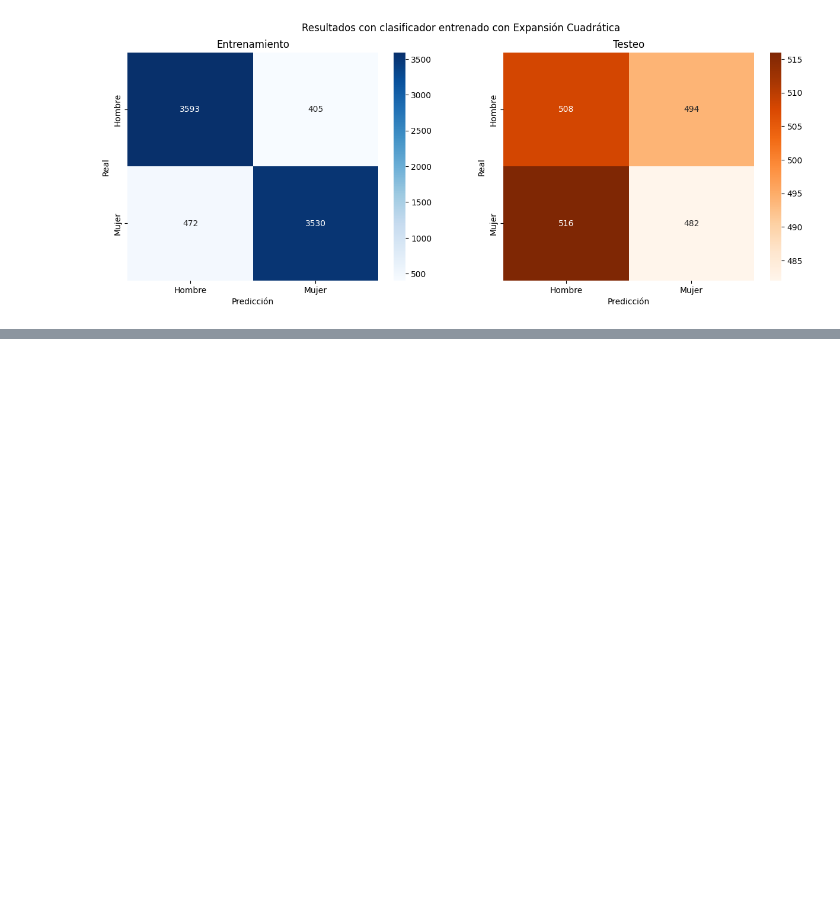
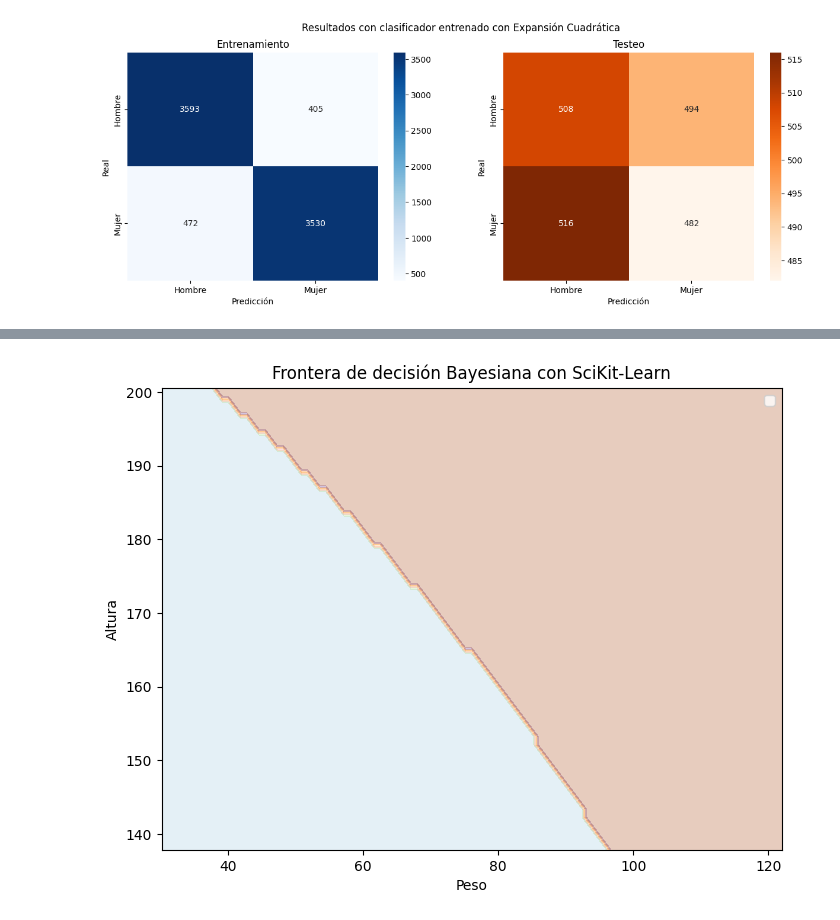
Before and after one commit to MagdalenaLaValle/TPs-Redes-Neuronales-, a Jupyter notebook: Clasificación_Bayesiana.ipynb, the cells around one changed output, grey strips where cells are left out. Saved outputs shown, nothing was run; the diff lists cells and outputs as text; code cells hidden in the pictures; blank space fills up the shorter version.

```diff
--- a/Clasificación_Bayesiana.ipynb
+++ b/Clasificación_Bayesiana.ipynb
@@ -442,0 +579,11 @@ plt.show()
+# %%
+Z_sklearn = clasificar_malla_sklearn(xx, yy)
+plt.figure(figsize=(8,6))
+plt.contourf(xx, yy, Z_sklearn, alpha=0.3, cmap=plt.cm.Paired)
+plt.xlabel('Peso')
+plt.ylabel('Altura')
+plt.legend()
+plt.title('Frontera de decisión Bayesiana con SciKit-Learn')
+plt.show()
+# %% [output]
+[figure, added]
```
Also changed, not shown: parts of 9 cells of this notebook.
